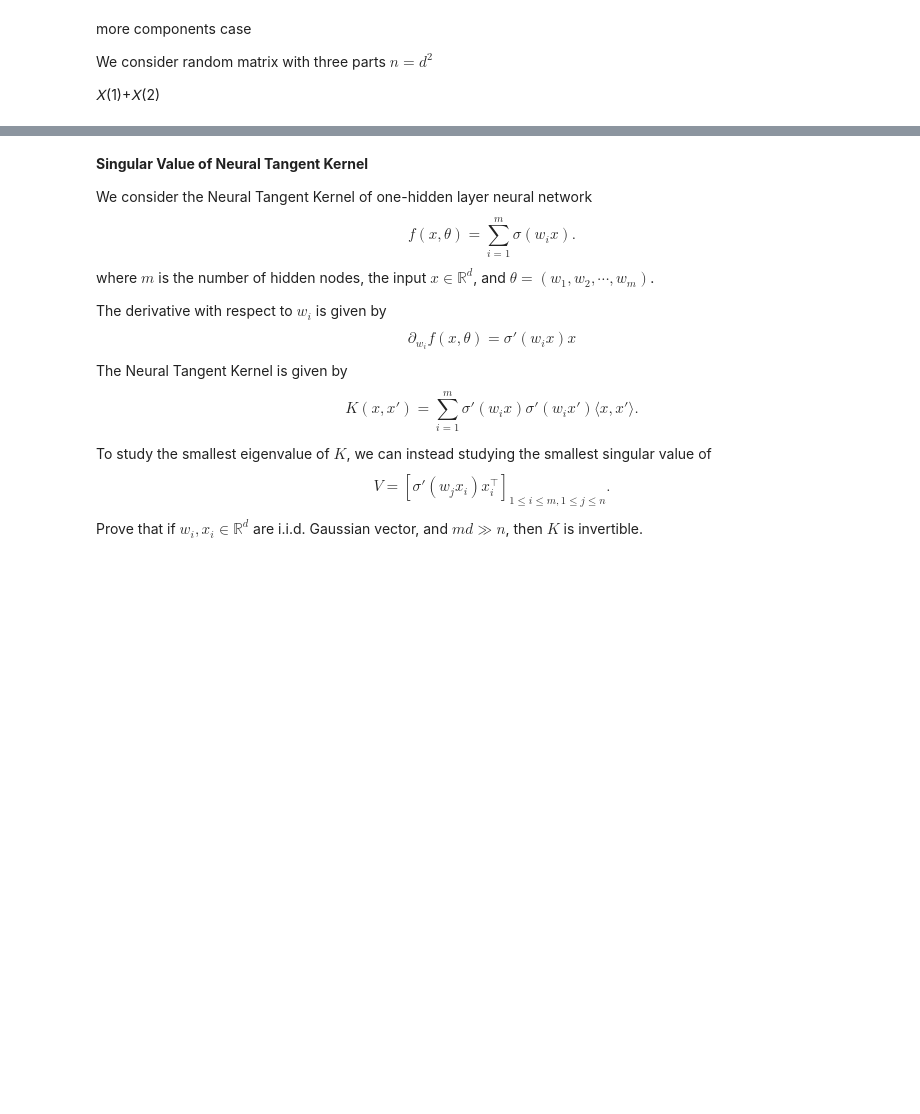
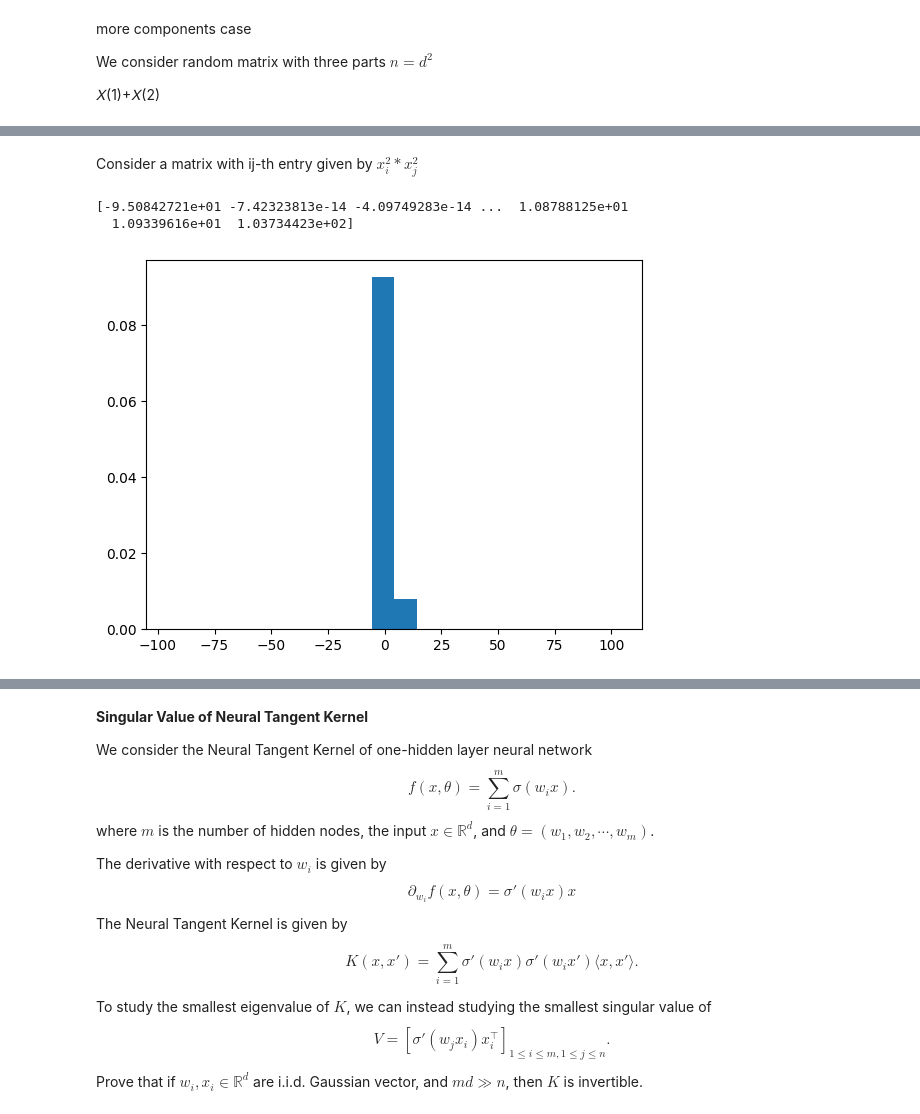
Before and after one commit to jiaoyang/Kernel-Matrix, a Jupyter notebook: Random_matrix_with_correlated_entries.ipynb, the cells around one changed output, grey strips where cells are left out. Cells and saved outputs as stored; diff of their text form; code cells hidden in the pictures; blank space fills up the shorter version.

```diff
--- a/Random_matrix_with_correlated_entries.ipynb
+++ b/Random_matrix_with_correlated_entries.ipynb
@@ -126,0 +128,28 @@ plt.show()
+# %% [markdown]
+Consider a matrix with ij-th entry given by $x_i^2 *x_j^2$
+# %%
+import numpy as np
+from matplotlib import pyplot as plt
+d=500
+C=10
+n=C*d
+
+X1=np.zeros((n, d))
+
+for i in range(n):
+    x=np.random.normal(0,1,d)
+#    x=np.random.binomial(size=d, n=1, p= 0.5)*2-1
+    y=x*x
+    X1[i,:]=y
+
+
+X=(np.matmul(X1, X1.transpose())-d)/np.sqrt(d*n)
+
+eig=np.linalg.eigvalsh(X)
+plt.hist(eig, 20, density=True)
+print(eig)
+plt.show()
+# %% [output]
+[-9.50842721e+01 -7.42323813e-14 -4.09749283e-14 ...  1.08788125e+01
+  1.09339616e+01  1.03734423e+02]
+[figure, added]
```
Also changed, not shown: parts of 5 cells of this notebook.
